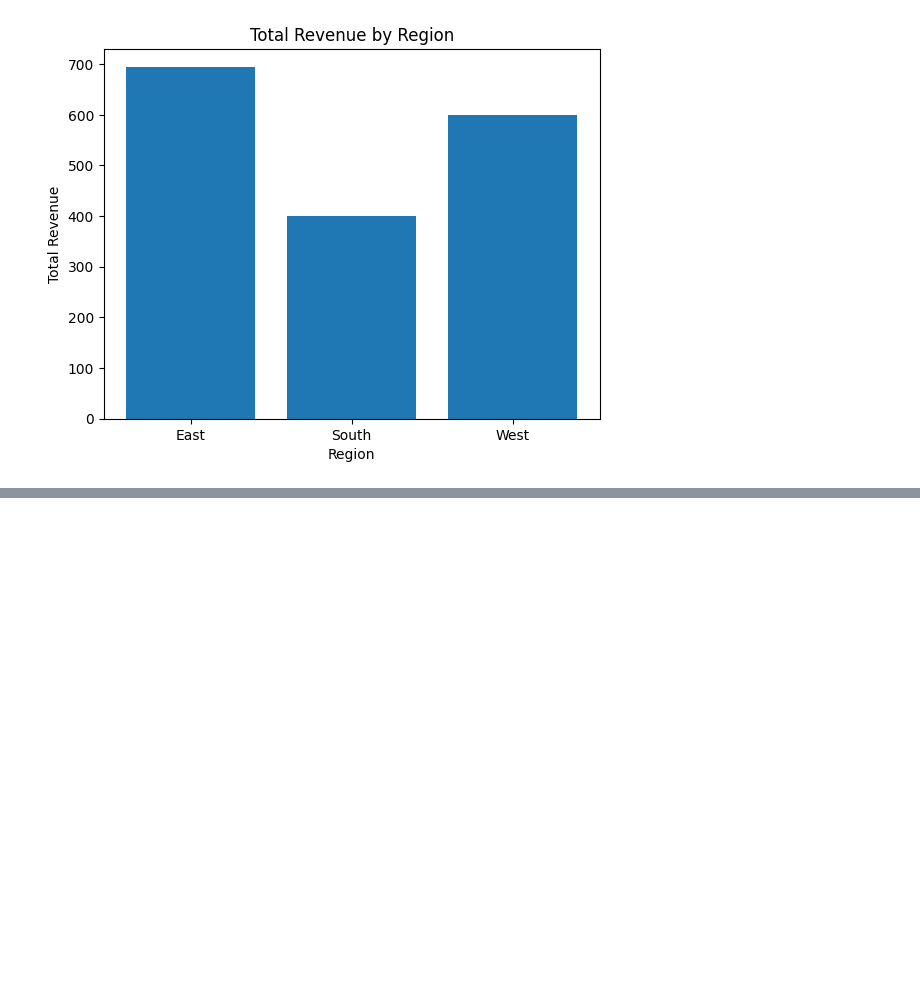
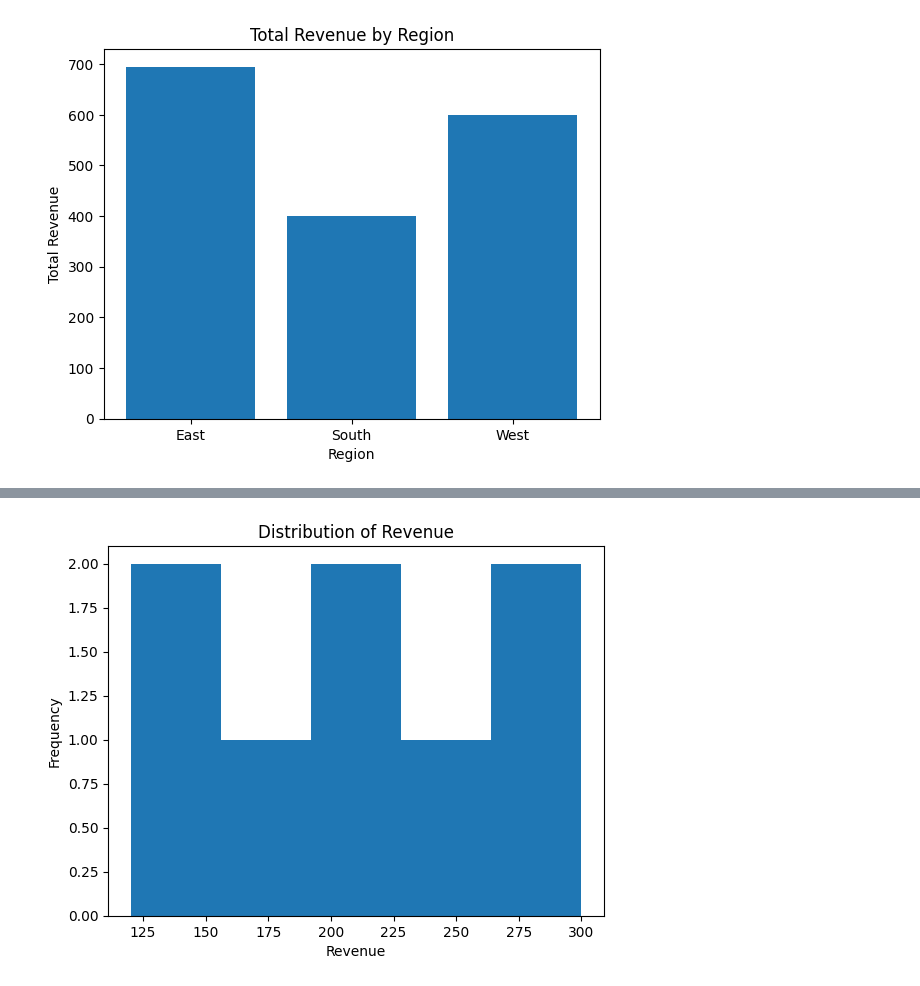
Before and after one commit to JoshPatNava/Visualizations, a Jupyter notebook: visuals.ipynb, the cells around one changed output, grey strips where cells are left out. Cells and saved outputs as stored; diff of their text form; code cells hidden in the pictures; blank space fills up the shorter version.

```diff
--- a/visuals.ipynb
+++ b/visuals.ipynb
@@ -57,0 +72,13 @@ plt.show()
+# %%
+# Creating a Histogram(Distributions)
+
+# How is revenue distributed
+
+plt.figure()
+plt.hist(data["revenue"], bins=5)
+plt.xlabel("Revenue")
+plt.ylabel("Frequency")
+plt.title("Distribution of Revenue")
+plt.show()
+# %% [output]
+[figure, added]
```
Also changed, not shown: parts of 2 cells of this notebook, 1 other file.
